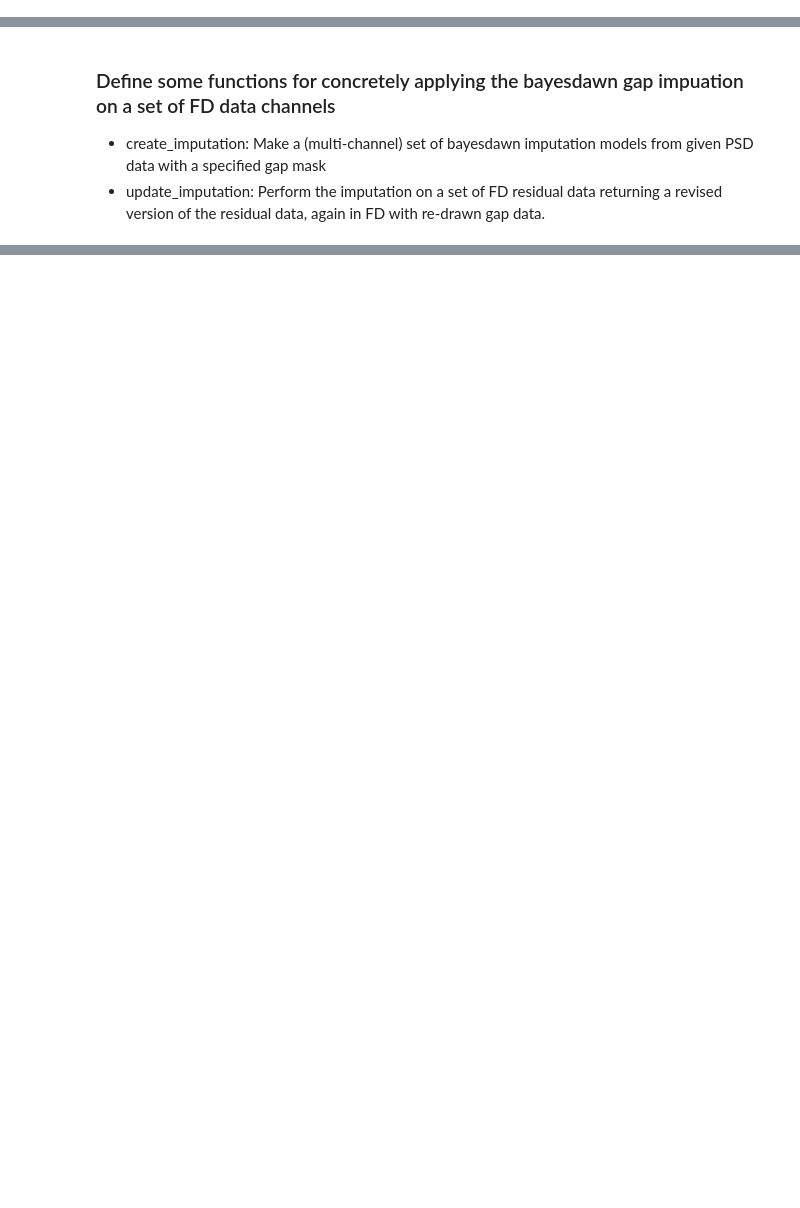
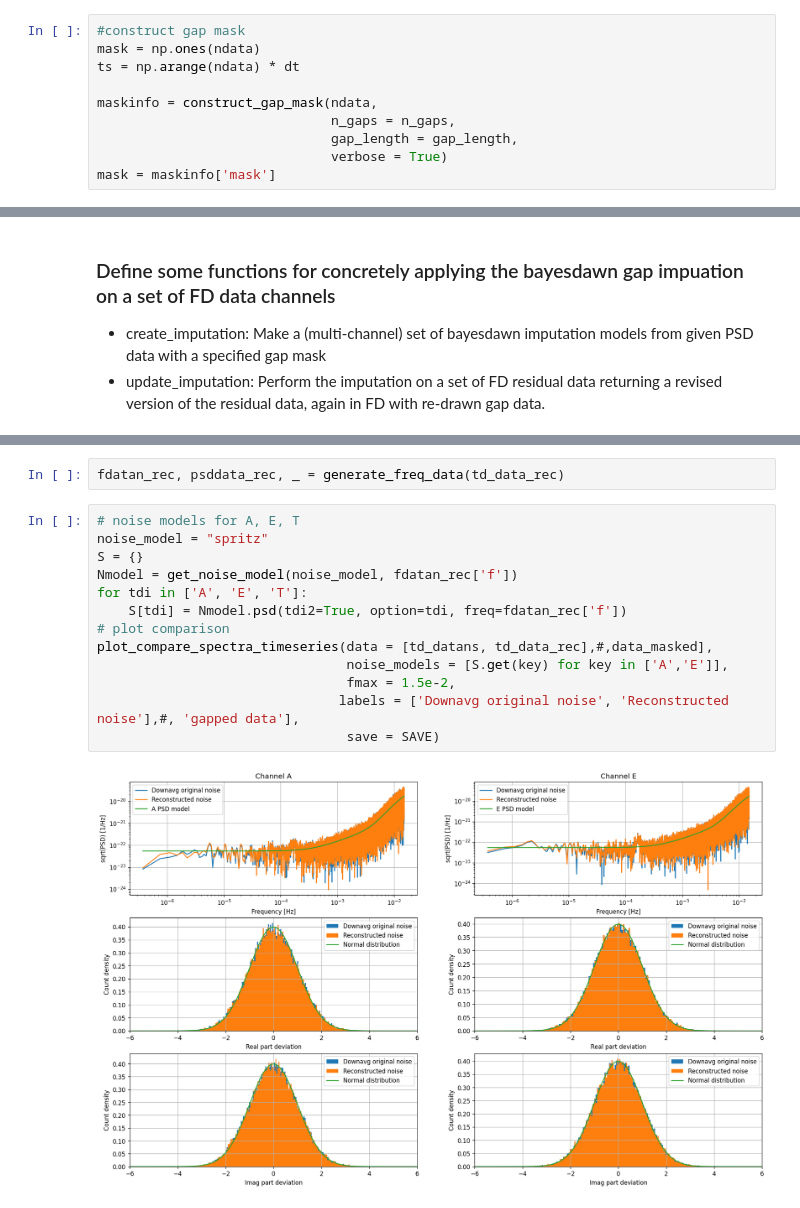
Before and after one commit to qbaghi/bayesdawn, a Jupyter notebook: notebooks/Spritz-MBHB-search-dev-globe.ipynb, the cells around one changed output, grey strips where cells are left out. Cells and saved outputs as stored; diff of their text form; blank space fills up the shorter version.

```diff
--- a/notebooks/Spritz-MBHB-search-dev-globe.ipynb
+++ b/notebooks/Spritz-MBHB-search-dev-globe.ipynb
@@ -483,0 +367,10 @@ for i in range(n_gaps):
+# %%
+#construct gap mask
+mask = np.ones(ndata)
+ts = np.arange(ndata) * dt
+
+maskinfo = construct_gap_mask(ndata,
+                              n_gaps = n_gaps,
+                              gap_length = gap_length,
+                              verbose = True)
+mask = maskinfo['mask']
@@ -948,0 +617,17 @@ understand what makes T converge or not
+# %%
+fdatan_rec, psddata_rec, _ = generate_freq_data(td_data_rec)
+# %%
+# noise models for A, E, T
+noise_model = "spritz"
+S = {}
+Nmodel = get_noise_model(noise_model, fdatan_rec['f'])
+for tdi in ['A', 'E', 'T']:
+    S[tdi] = Nmodel.psd(tdi2=True, option=tdi, freq=fdatan_rec['f'])
+# plot comparison
+plot_compare_spectra_timeseries(data = [td_datans, td_data_rec],#,data_masked],
+                                noise_models = [S.get(key) for key in ['A','E']],
+                                fmax = 1.5e-2,
+                               labels = ['Downavg original noise', 'Reconstructed noise'],#, 'gapped data'],
+                                save = SAVE)
+# %% [output]
+[figure, added]
```
Also changed, not shown: parts of 49 cells of this notebook, 3 other files.
